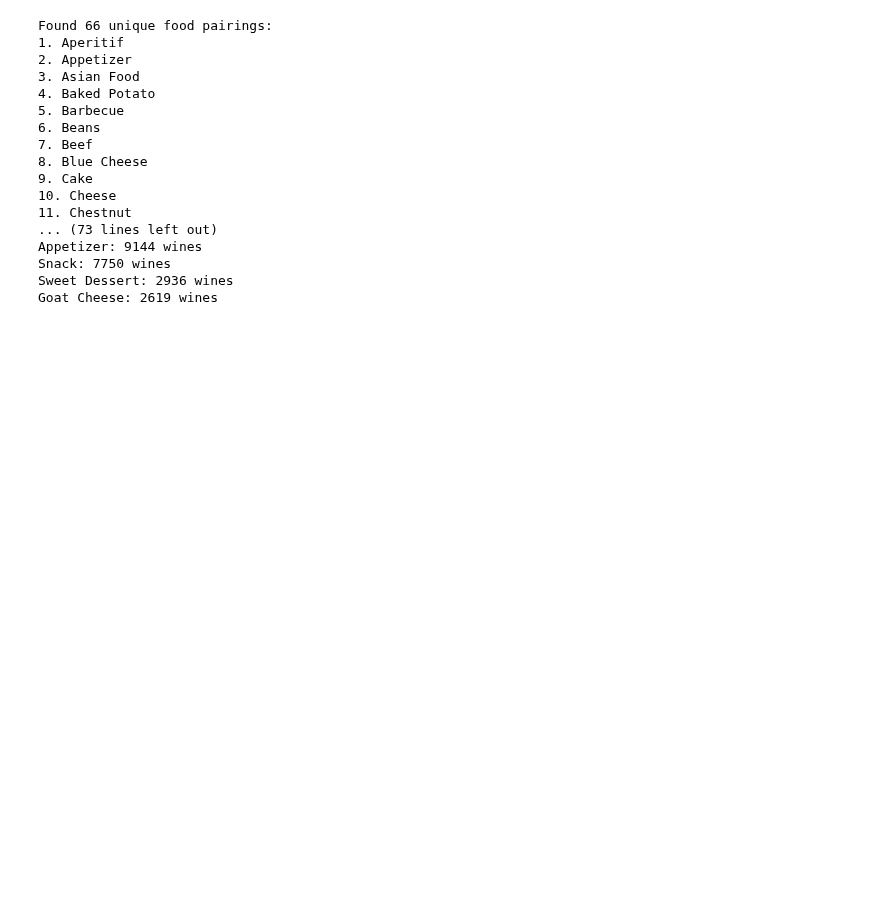
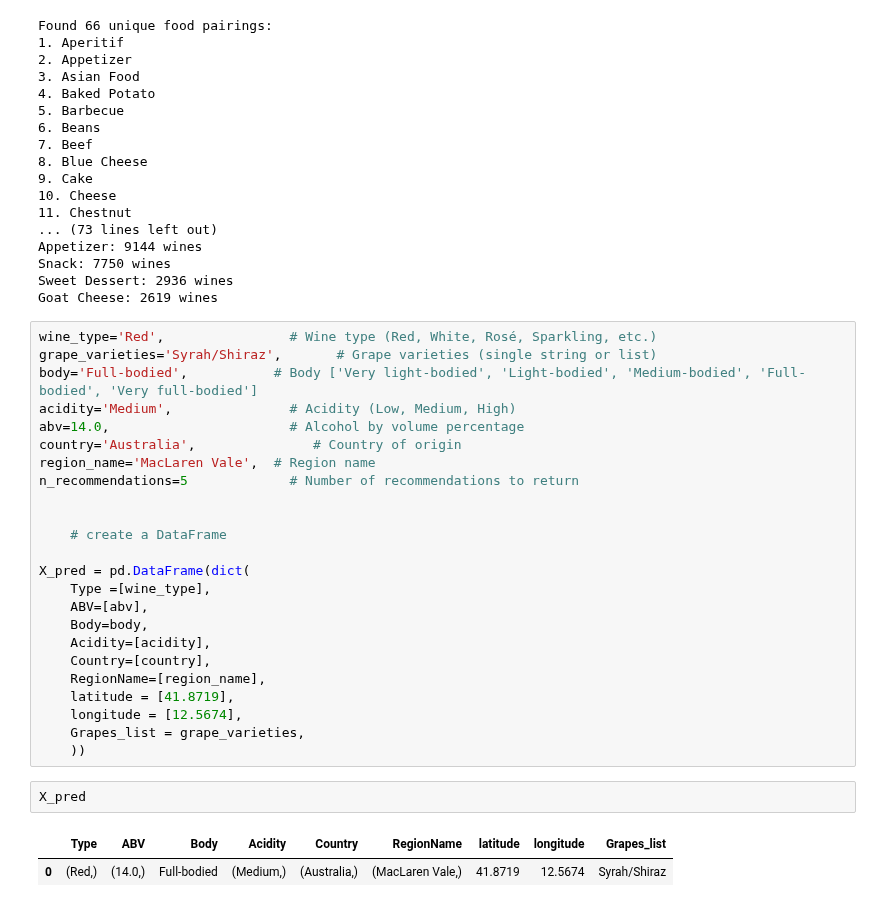
Before and after one commit to Obispodino/cvino, a Jupyter notebook: notebooks/exploration_MJ3.ipynb, the cells around one changed output. Drawn from its saved outputs; the diff is of its cells as text; blank space fills up the shorter version.

```diff
--- a/notebooks/exploration_MJ3.ipynb
+++ b/notebooks/exploration_MJ3.ipynb
@@ -1633,3 +1691,32 @@ Appetizer: 9144 wines
 Snack: 7750 wines
 Sweet Dessert: 2936 wines
 Goat Cheese: 2619 wines
+# %%
+wine_type='Red',                # Wine type (Red, White, Rosé, Sparkling, etc.)
+grape_varieties='Syrah/Shiraz',       # Grape varieties (single string or list)
+body='Full-bodied',           # Body ['Very light-bodied', 'Light-bodied', 'Medium-bodied', 'Full-bodied', 'Very full-bodied']
+acidity='Medium',               # Acidity (Low, Medium, High)
+abv=14.0,                       # Alcohol by volume percentage
+country='Australia',               # Country of origin
+region_name='MacLaren Vale',  # Region name
+n_recommendations=5             # Number of recommendations to return
+
+
+    # create a DataFrame
+
+X_pred = pd.DataFrame(dict(
+    Type =[wine_type],
+    ABV=[abv],
+    Body=body,
+    Acidity=[acidity],
+    Country=[country],
+    RegionName=[region_name],
+    latitude = [41.8719],
+    longitude = [12.5674],
+    Grapes_list = grape_varieties,
+    ))
+# %%
+X_pred
+# %% [output]
+|  | Type | ABV | Body | Acidity | Country | RegionName | latitude | longitude | Grapes_list |
+| 0 | (Red,) | (14.0,) | Full-bodied | (Medium,) | (Australia,) | (MacLaren Vale,) | 41.8719 | 12.5674 | Syrah/Shiraz |
```
Also changed, not shown: parts of 6 cells of this notebook, 7 other files.
